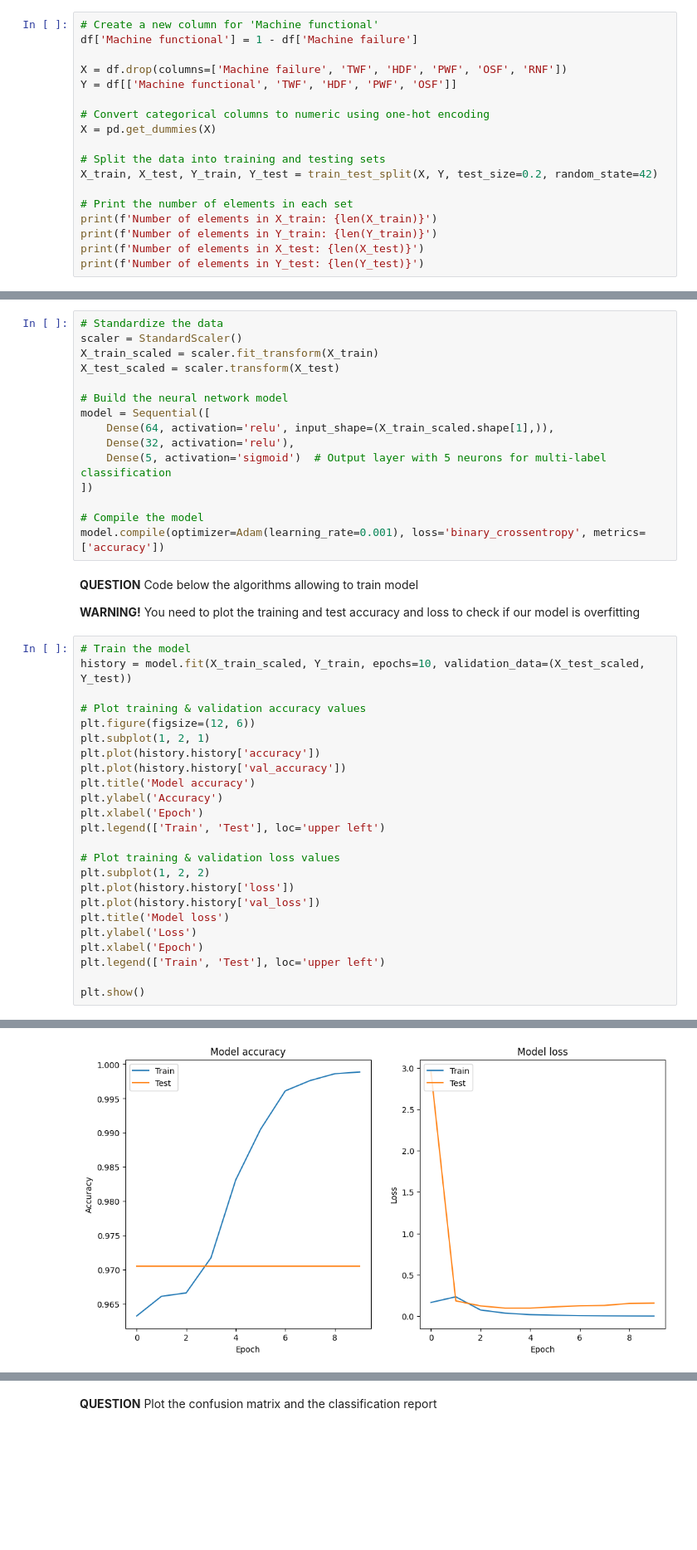
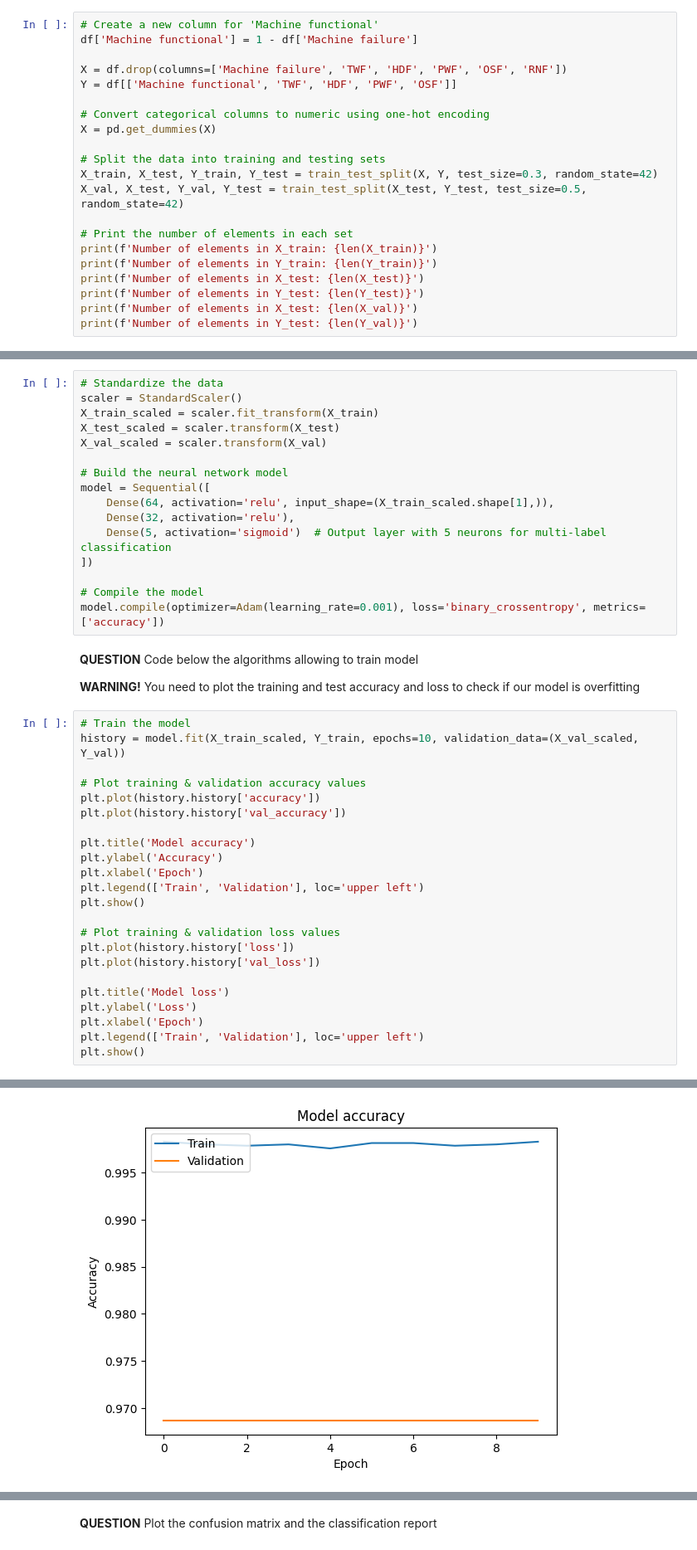
Before and after one commit to mauremathieu/TP_IA_EMBARQUEE, a Jupyter notebook: TP_IA_EMBARQUEE.ipynb, the cells around one changed output, grey strips where cells are left out. Shown at 83% size. Cells and saved outputs as stored; diff of their text form; blank space fills up the shorter version.

```diff
--- a/TP_IA_EMBARQUEE.ipynb
+++ b/TP_IA_EMBARQUEE.ipynb
@@ -193,11 +197,14 @@ Y = df[['Machine functional', 'TWF', 'HDF', 'PWF', 'OSF']]
 X = pd.get_dummies(X)
 
 # Split the data into training and testing sets
-X_train, X_test, Y_train, Y_test = train_test_split(X, Y, test_size=0.2, random_state=42)
+X_train, X_test, Y_train, Y_test = train_test_split(X, Y, test_size=0.3, random_state=42)
+X_val, X_test, Y_val, Y_test = train_test_split(X_test, Y_test, test_size=0.5, random_state=42)
 
 # Print the number of elements in each set
 print(f'Number of elements in X_train: {len(X_train)}')
 print(f'Number of elements in Y_train: {len(Y_train)}')
 print(f'Number of elements in X_test: {len(X_test)}')
 print(f'Number of elements in Y_test: {len(Y_test)}')
+print(f'Number of elements in X_test: {len(X_val)}')
+print(f'Number of elements in Y_test: {len(Y_val)}')
 # %% [output]
@@ -212,6 +221,7 @@ Number of elements in Y_test: 2000
 scaler = StandardScaler()
 X_train_scaled = scaler.fit_transform(X_train)
 X_test_scaled = scaler.transform(X_test)
+X_val_scaled = scaler.transform(X_val)
 
 # Build the neural network model
 model = Sequential([
@@ -228,27 +238,26 @@ model.compile(optimizer=Adam(learning_rate=0.001), loss='binary_crossentropy', m
 **WARNING!** You need to plot the training and test accuracy and loss to check if our model is overfitting
 # %%
 # Train the model
-history = model.fit(X_train_scaled, Y_train, epochs=10, validation_data=(X_test_scaled, Y_test))
+history = model.fit(X_train_scaled, Y_train, epochs=10, validation_data=(X_val_scaled, Y_val))
 
 # Plot training & validation accuracy values
-plt.figure(figsize=(12, 6))
-plt.subplot(1, 2, 1)
 plt.plot(history.history['accuracy'])
 plt.plot(history.history['val_accuracy'])
+
 plt.title('Model accuracy')
 plt.ylabel('Accuracy')
 plt.xlabel('Epoch')
-plt.legend(['Train', 'Test'], loc='upper left')
+plt.legend(['Train', 'Validation'], loc='upper left')
+plt.show()
 
 # Plot training & validation loss values
-plt.subplot(1, 2, 2)
 plt.plot(history.history['loss'])
 plt.plot(history.history['val_loss'])
+
 plt.title('Model loss')
 plt.ylabel('Loss')
 plt.xlabel('Epoch')
-plt.legend(['Train', 'Test'], loc='upper left')
-
+plt.legend(['Train', 'Validation'], loc='upper left')
 plt.show()
 # %% [output]
 Epoch 1/10
@@ -274 +283 @@ Epoch 10/10
-[figure, old version]
+[figure, new version]
```
Also changed, not shown: parts of 7 cells of this notebook.
